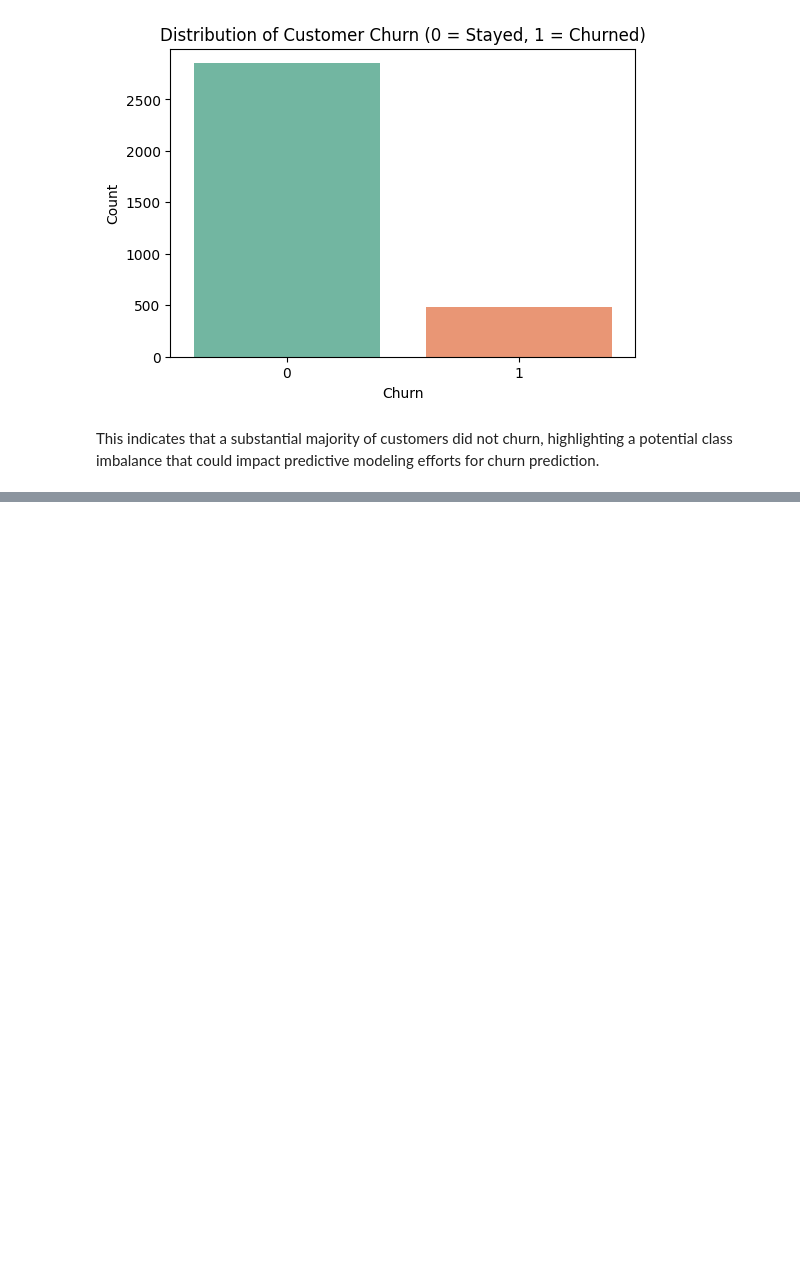
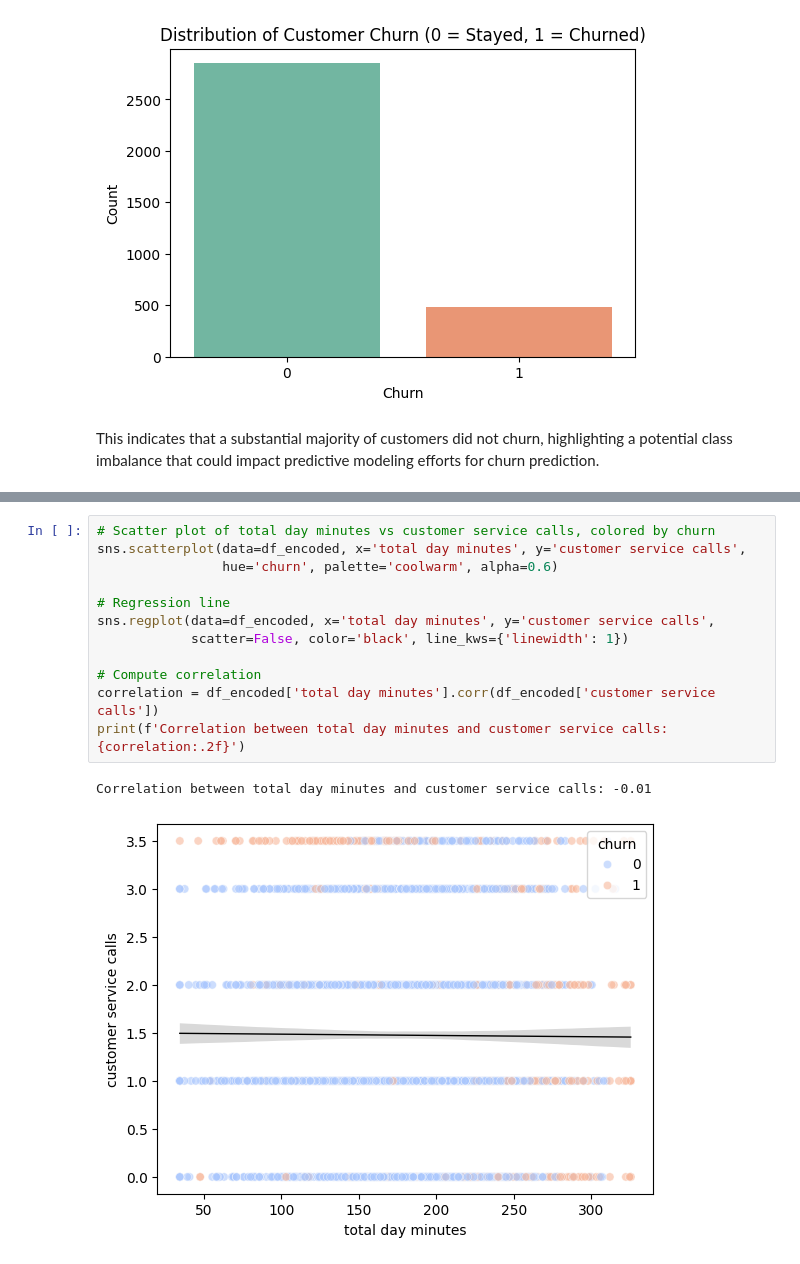
Before and after one commit to KabiraKabira7/customer_churn_modelling_phase_3_project, a Jupyter notebook: customer_churn_modeling_phase3.ipynb, the cells around one changed output, grey strips where cells are left out. Saved outputs shown, nothing was run; the diff lists cells and outputs as text; blank space fills up the shorter version.

```diff
--- a/customer_churn_modeling_phase3.ipynb
+++ b/customer_churn_modeling_phase3.ipynb
@@ -361,0 +375,15 @@ This indicates that a substantial majority of customers did not churn, highlight
+# %%
+# Scatter plot of total day minutes vs customer service calls, colored by churn
+sns.scatterplot(data=df_encoded, x='total day minutes', y='customer service calls',
+                hue='churn', palette='coolwarm', alpha=0.6)
+
+# Regression line
+sns.regplot(data=df_encoded, x='total day minutes', y='customer service calls',
+            scatter=False, color='black', line_kws={'linewidth': 1})
+
+# Compute correlation
+correlation = df_encoded['total day minutes'].corr(df_encoded['customer service calls'])
+print(f'Correlation between total day minutes and customer service calls: {correlation:.2f}')
+# %% [output]
+Correlation between total day minutes and customer service calls: -0.01
+[figure, added]
```
Also changed, not shown: parts of 5 cells of this notebook.
